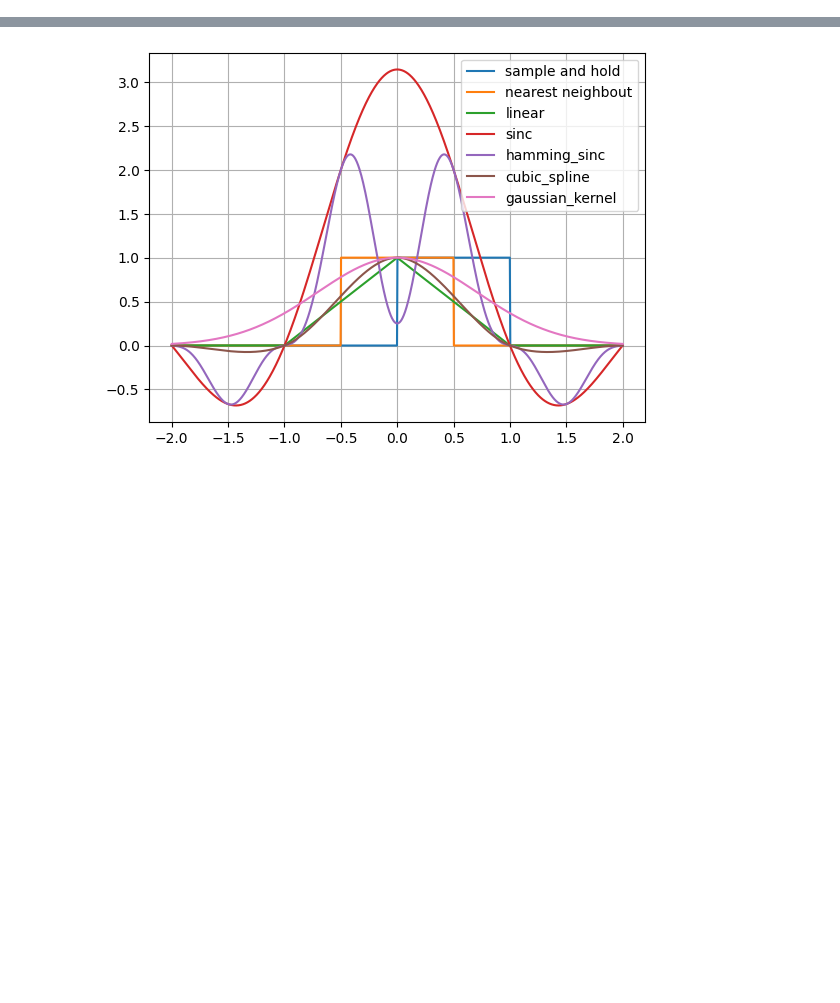
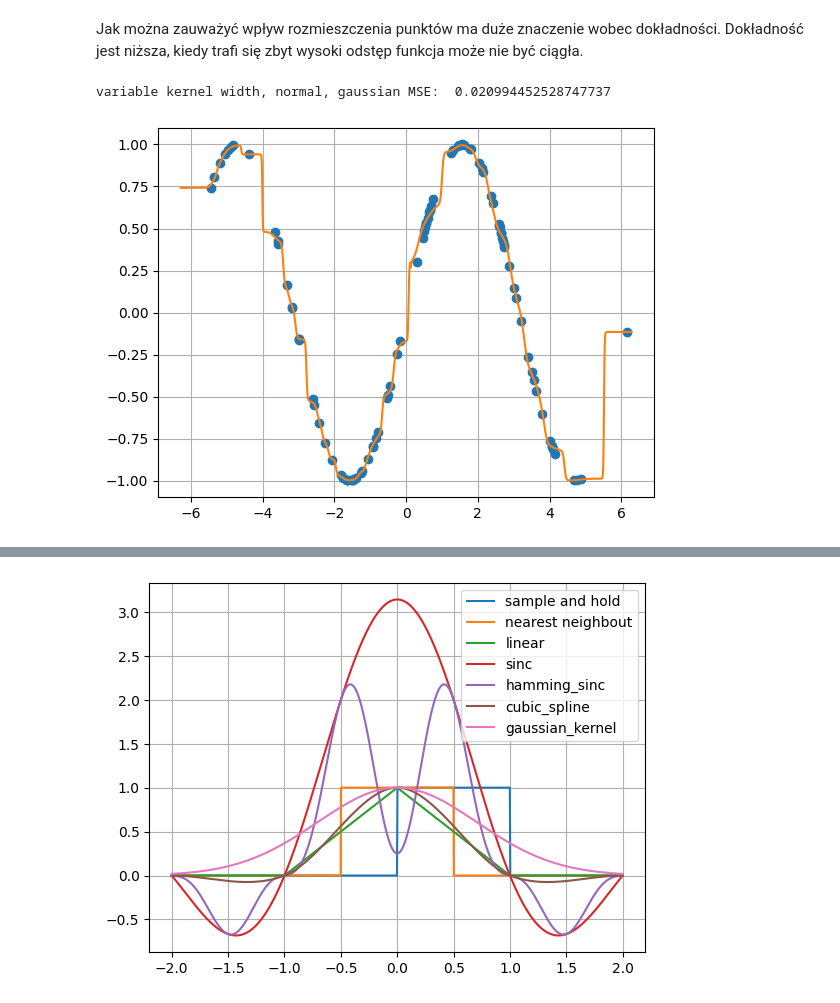
Before and after one commit to Cranhat/digital-signals-and-images, a Jupyter notebook: interpolation and convolution.ipynb, the cells around one changed output, grey strips where cells are left out. Cells and saved outputs as stored; diff of their text form; code cells hidden in the pictures; blank space fills up the shorter version.

```diff
--- a/interpolation and convolution.ipynb
+++ b/interpolation and convolution.ipynb
@@ -95,6 +114,10 @@ density = 100
 x = np.linspace(-2 * np.pi, 2 * np.pi, density)
 y = f1(x)
 
+x_normal = np.random.normal(0, np.pi, 100)
+x_normal = [x for x in x_normal if (x > - 2 * np.pi) and (x < 2 * np.pi)]
+x_normal = np.sort(x_normal)
+y_normal = f1(x_normal)
 
 x_interp2 = np.linspace(np.min(x), np.max(x), density * 2)
 x_interp4 = np.linspace(np.min(x), np.max(x), density * 4)
@@ -103,3 +126,15 @@ x_interp16 = np.linspace(np.min(x), np.max(x), density * 16)
 x_interp100 = np.linspace(np.min(x), np.max(x), density * 100)
 x_interp1000 = np.linspace(np.min(x), np.max(x), density * 1000)
 x_interp10000 = np.linspace(np.min(x), np.max(x), density * 10000)
+# %% [markdown]
+Jak można zauważyć wpływ rozmieszczenia punktów ma duże znaczenie wobec dokładności. Dokładność jest niższa, kiedy trafi się zbyt wysoki odstęp funkcja może nie być ciągła.
+# %%
+plt.plot(x_normal, y_normal, 'o', label = "normal data points")
+plt.plot(x_interp16, kernel_interpolate_with_variable_widths(x_normal, y_normal, x_interp16, gaussian), label="variable kernel widht, normal, gaussian")
+print("variable kernel width, normal, gaussian MSE: ", mean_square_error(x_interp16, kernel_interpolate_with_variable_widths(x_normal, y_normal, x_interp16, gaussian), f1))
+
+plt.grid()
+plt.show()
+# %% [output]
+variable kernel width, normal, gaussian MSE:  0.020994452528747737
+[figure, added]
```
Also changed, not shown: parts of 28 cells of this notebook.
